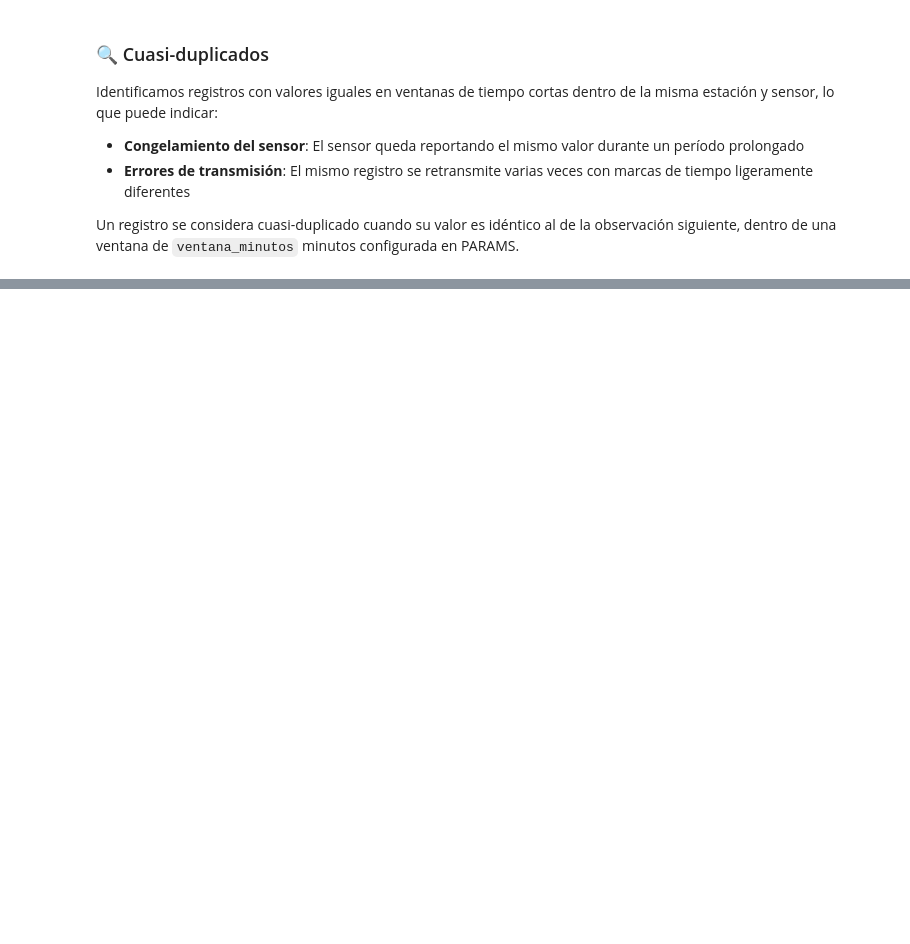
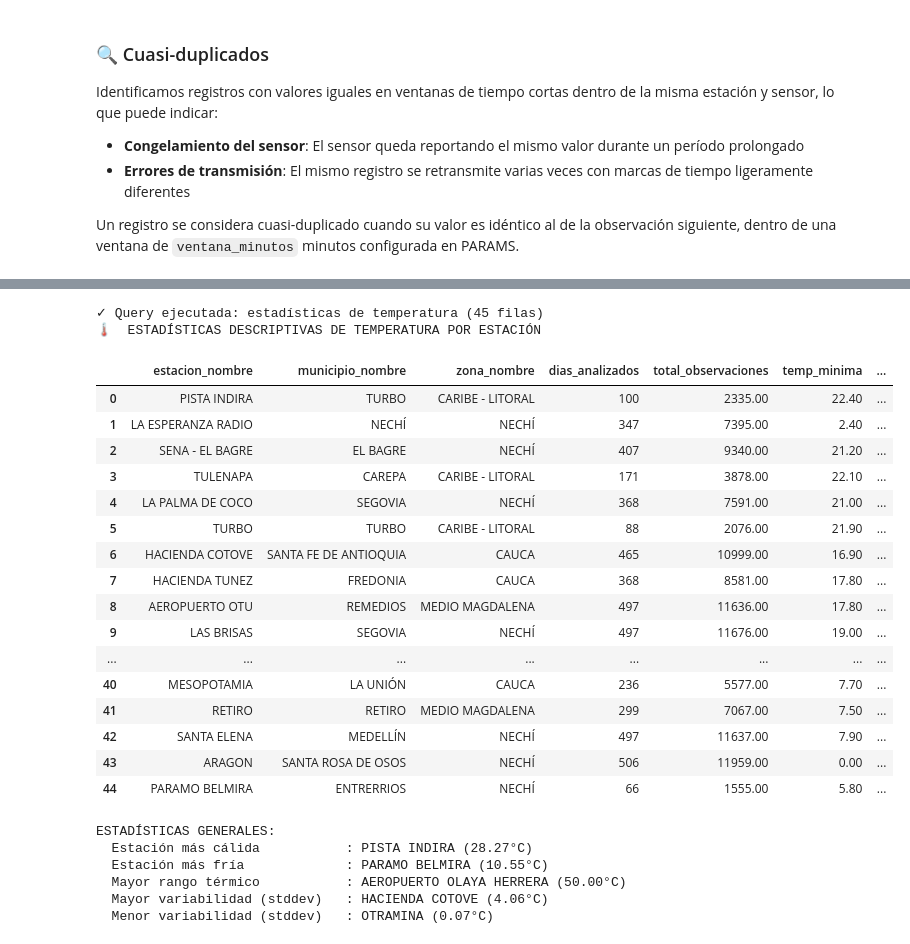
Before and after one commit to jdrodas/TemperaturaAntioquiaTSDBS, a Jupyter notebook: eda/eda_temperatura_antioquia.ipynb, the cells around one changed output, grey strips where cells are left out. Cells and saved outputs as stored; diff of their text form; code cells hidden in the pictures; blank space fills up the shorter version.

```diff
--- a/eda/eda_temperatura_antioquia.ipynb
+++ b/eda/eda_temperatura_antioquia.ipynb
@@ -1116,0 +1118,64 @@ if df_cuasi_duplicados is not None:
+# %%
+query_temp_stats = f"""
+SELECT
+    geo.estacion_nombre,
+    geo.municipio_nombre,
+    geo.zona_nombre,
+    COUNT(DISTINCT d.dia) dias_analizados,
+    SUM(d.num_observaciones) total_observaciones,
+    ROUND(MIN(d.temp_minima)::numeric, 2) temp_minima,
+    ROUND(MAX(d.temp_maxima)::numeric, 2) temp_maxima,
+    ROUND(AVG(d.temp_promedio)::numeric, 2) temp_promedio,
+    ROUND(AVG(d.temp_stddev)::numeric, 2)   temp_stddev,
+    ROUND(AVG(d.percentil_25)::numeric, 2)  percentil_25,
+    ROUND(AVG(d.mediana)::numeric, 2)       mediana,
+    ROUND(AVG(d.percentil_75)::numeric, 2)  percentil_75,
+    ROUND((MAX(d.temp_maxima) - MIN(d.temp_minima))::numeric, 2) rango_termico
+FROM mv_resumen_diario d
+JOIN mv_inventario_geografico geo ON d.estacion_id = geo.estacion_id
+{build_where(PARAMS, alias='d', operator='WHERE').replace('d.fecha', 'd.dia')}
+GROUP BY geo.estacion_nombre, geo.municipio_nombre, geo.zona_nombre
+ORDER BY temp_promedio DESC;
+"""
+
+df_temp_stats = ejecutar_query(query_temp_stats, "estadísticas de temperatura")
+
+if df_temp_stats is not None:
+    print("🌡️  ESTADÍSTICAS DESCRIPTIVAS DE TEMPERATURA POR ESTACIÓN")
+    print()
+
+    display(HTML(df_temp_stats.to_html()))
+
+    print(f"\nESTADÍSTICAS GENERALES:")
+    print(f"  Estación más cálida           : {df_temp_stats.iloc[0]['estacion_nombre']} ({df_temp_stats.iloc[0]['temp_promedio']:.2f}°C)")
+    print(f"  Estación más fría             : {df_temp_stats.iloc[-1]['estacion_nombre']} ({df_temp_stats.iloc[-1]['temp_promedio']:.2f}°C)")
+    print(f"  Mayor rango térmico           : {df_temp_stats.loc[df_temp_stats['rango_termico'].idxmax(), 'estacion_nombre']} ({df_temp_stats['rango_termico'].max():.2f}°C)")
+    print(f"  Mayor variabilidad (stddev)   : {df_temp_stats.loc[df_temp_stats['temp_stddev'].idxmax(), 'estacion_nombre']} ({df_temp_stats['temp_stddev'].max():.2f}°C)")
+    print(f"  Menor variabilidad (stddev)   : {df_temp_stats.loc[df_temp_stats['temp_stddev'].idxmin(), 'estacion_nombre']} ({df_temp_stats['temp_stddev'].min():.2f}°C)")
+    print()
+# %% [output]
+✓ Query ejecutada: estadísticas de temperatura (45 filas)
+🌡️  ESTADÍSTICAS DESCRIPTIVAS DE TEMPERATURA POR ESTACIÓN
+|  | estacion_nombre | municipio_nombre | zona_nombre | dias_analizados | total_observaciones | temp_minima | ... |
+| 0 | PISTA INDIRA | TURBO | CARIBE - LITORAL | 100 | 2335.00 | 22.40 | ... |
+| 1 | LA ESPERANZA RADIO | NECHÍ | NECHÍ | 347 | 7395.00 | 2.40 | ... |
+| 2 | SENA - EL BAGRE | EL BAGRE | NECHÍ | 407 | 9340.00 | 21.20 | ... |
+| 3 | TULENAPA | CAREPA | CARIBE - LITORAL | 171 | 3878.00 | 22.10 | ... |
+| 4 | LA PALMA DE COCO | SEGOVIA | NECHÍ | 368 | 7591.00 | 21.00 | ... |
+| 5 | TURBO | TURBO | CARIBE - LITORAL | 88 | 2076.00 | 21.90 | ... |
+| 6 | HACIENDA COTOVE | SANTA FE DE ANTIOQUIA | CAUCA | 465 | 10999.00 | 16.90 | ... |
+| 7 | HACIENDA TUNEZ | FREDONIA | CAUCA | 368 | 8581.00 | 17.80 | ... |
+| 8 | AEROPUERTO OTU | REMEDIOS | MEDIO MAGDALENA | 497 | 11636.00 | 17.80 | ... |
+| 9 | LAS BRISAS | SEGOVIA | NECHÍ | 497 | 11676.00 | 19.00 | ... |
+| ... | ... | ... | ... | ... | ... | ... | ... |
+| 40 | MESOPOTAMIA | LA UNIÓN | CAUCA | 236 | 5577.00 | 7.70 | ... |
+| 41 | RETIRO | RETIRO | MEDIO MAGDALENA | 299 | 7067.00 | 7.50 | ... |
+| 42 | SANTA ELENA | MEDELLÍN | NECHÍ | 497 | 11637.00 | 7.90 | ... |
+| 43 | ARAGON | SANTA ROSA DE OSOS | NECHÍ | 506 | 11959.00 | 0.00 | ... |
+| 44 | PARAMO BELMIRA | ENTRERRIOS | NECHÍ | 66 | 1555.00 | 5.80 | ... |
+ESTADÍSTICAS GENERALES:
+  Estación más cálida           : PISTA INDIRA (28.27°C)
+  Estación más fría             : PARAMO BELMIRA (10.55°C)
+  Mayor rango térmico           : AEROPUERTO OLAYA HERRERA (50.00°C)
+  Mayor variabilidad (stddev)   : HACIENDA COTOVE (4.06°C)
+  Menor variabilidad (stddev)   : OTRAMINA (0.07°C)
```
Also changed, not shown: parts of 25 cells of this notebook, 1 other file.
